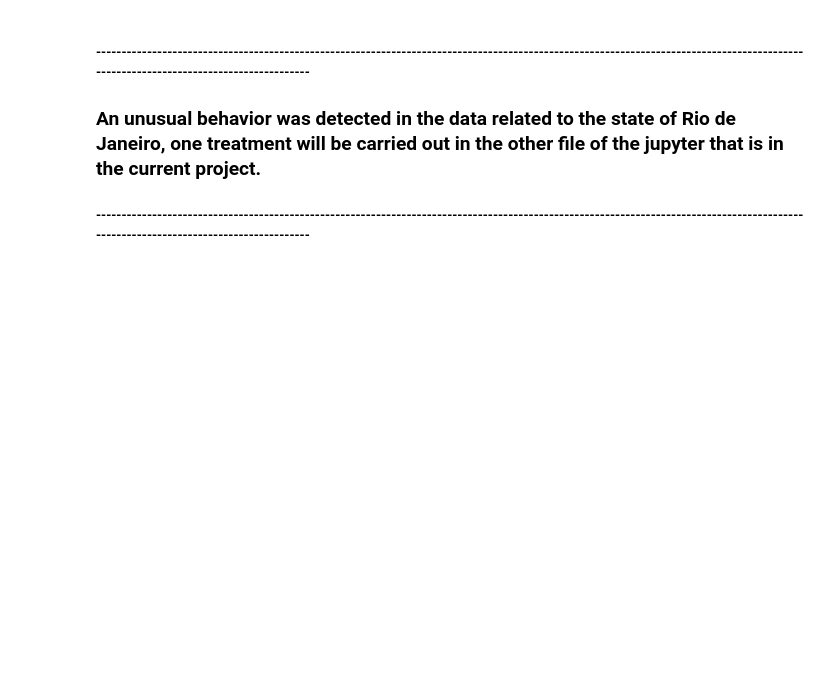
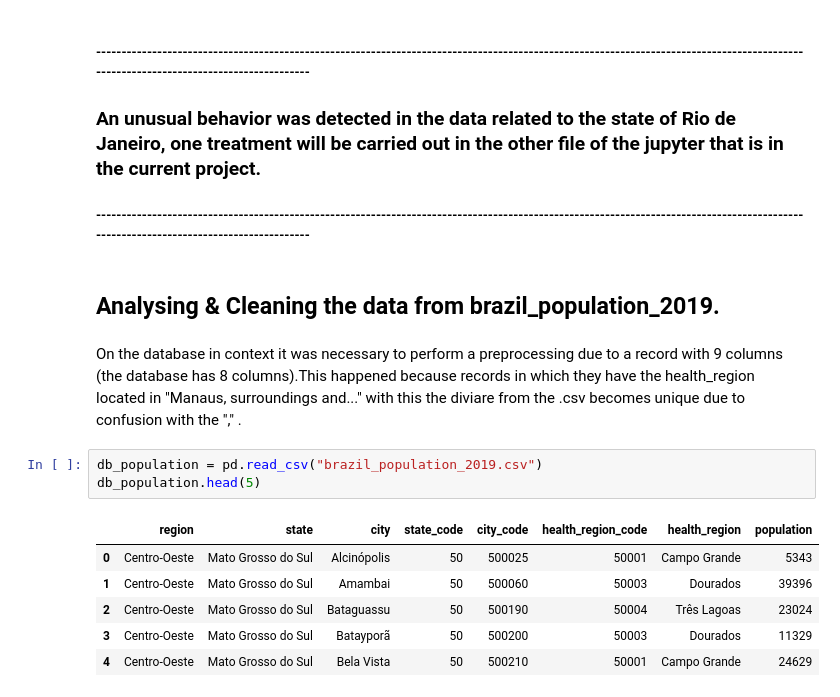
Before and after one commit to LuisFelipeTs/Data_Science_And_Analytics, a Jupyter notebook: Covid_Study(ML + SQL)/Data_Cleaning_&_analysing.ipynb, the cells around one changed output. Drawn from its saved outputs; the diff is of its cells as text; blank space fills up the shorter version.

```diff
--- a/Covid_Study(ML + SQL)/Data_Cleaning_&_analysing.ipynb
+++ b/Covid_Study(ML + SQL)/Data_Cleaning_&_analysing.ipynb
@@ -315,3 +316,17 @@ rio_data.describe()
 ##### -------------------------------------------------------------------------------------------------------------------------------------------------------------------------------------
 ### An unusual behavior was detected in the data related to the state of Rio de Janeiro, one treatment will be carried out in the other file of the jupyter that is in the current project.
 ##### -------------------------------------------------------------------------------------------------------------------------------------------------------------------------------------
+# %% [markdown]
+## Analysing & Cleaning the data from brazil_population_2019.
+# %% [markdown]
+On the database in context it was necessary to perform a preprocessing due to a record with 9 columns (the database has 8 columns).This happened because records in which they have the health_region located in "Manaus, surroundings and..." with this the diviare from the .csv becomes unique due to confusion with the "," .
+# %%
+db_population = pd.read_csv("brazil_population_2019.csv")
+db_population.head(5)
+# %% [output]
+|  | region | state | city | state_code | city_code | health_region_code | health_region | population |
+| 0 | Centro-Oeste | Mato Grosso do Sul | Alcinópolis | 50 | 500025 | 50001 | Campo Grande | 5343 |
+| 1 | Centro-Oeste | Mato Grosso do Sul | Amambai | 50 | 500060 | 50003 | Dourados | 39396 |
+| 2 | Centro-Oeste | Mato Grosso do Sul | Bataguassu | 50 | 500190 | 50004 | Três Lagoas | 23024 |
+| 3 | Centro-Oeste | Mato Grosso do Sul | Batayporã | 50 | 500200 | 50003 | Dourados | 11329 |
+| 4 | Centro-Oeste | Mato Grosso do Sul | Bela Vista | 50 | 500210 | 50001 | Campo Grande | 24629 |
```
Also changed, not shown: parts of 10 cells of this notebook.
